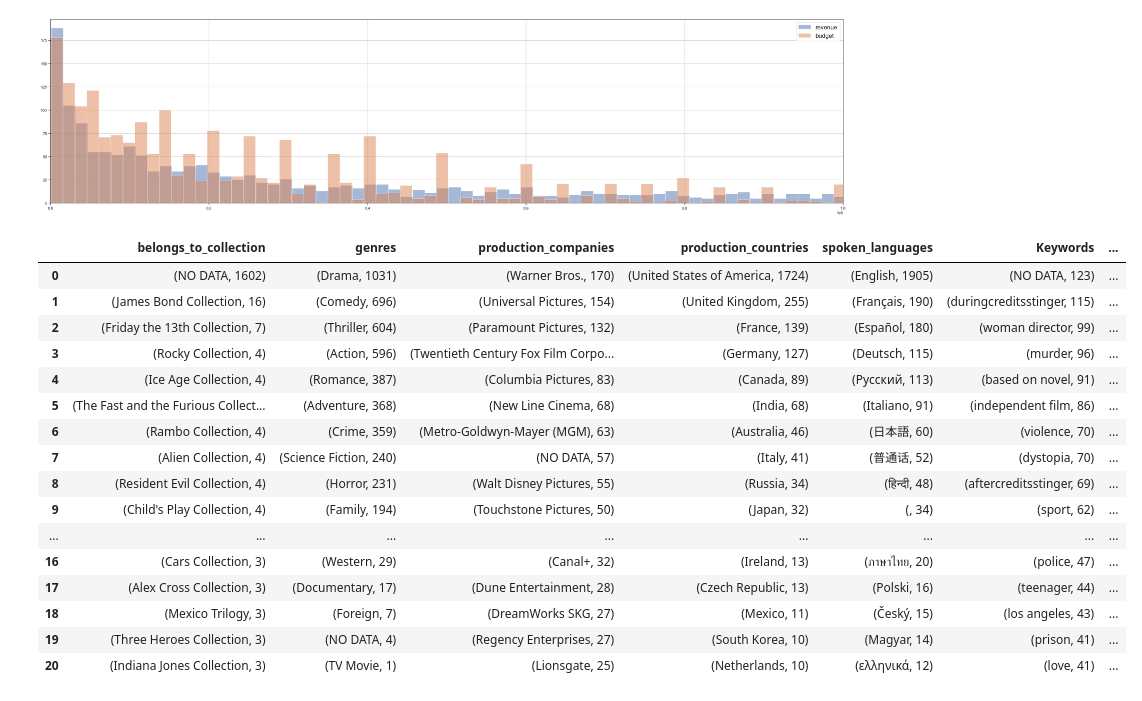
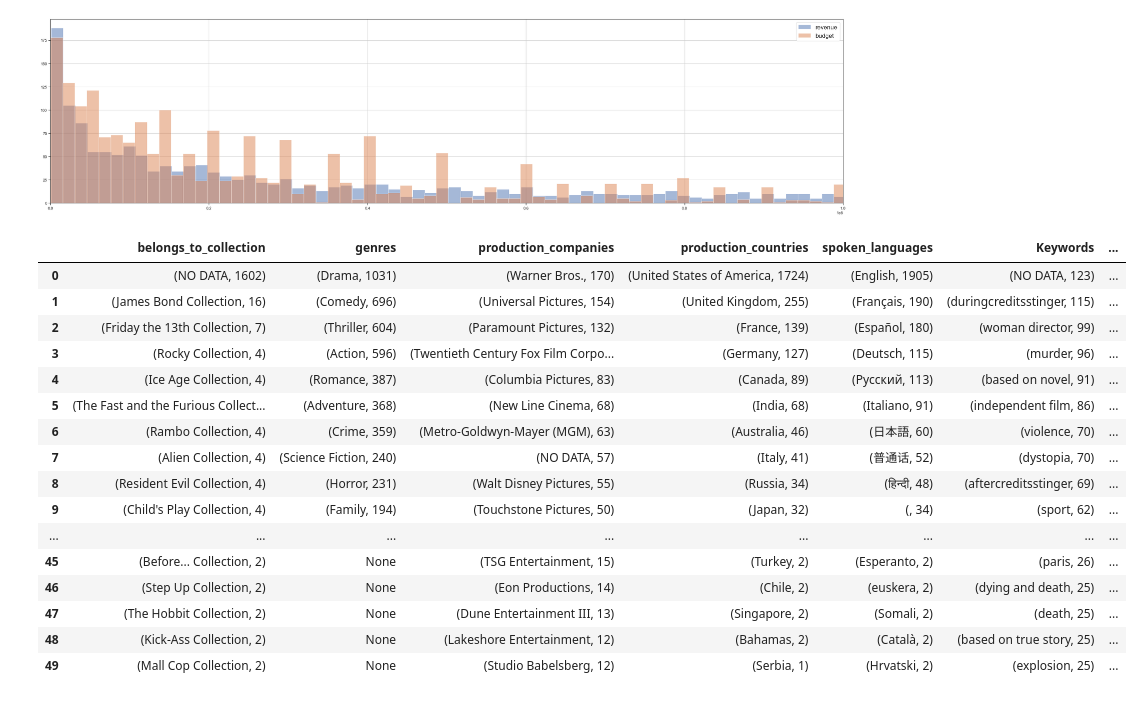
Before and after one commit to robert-myers/tmdb-box-office-prediction, a Jupyter notebook: Untitled.ipynb, the cells around one changed output. Drawn from its saved outputs; the diff is of its cells as text; code cells hidden in the pictures.

```diff
--- a/Untitled.ipynb
+++ b/Untitled.ipynb
@@ -70,6 +71,10 @@ train_df = train_df[(train_df["budget"] >= 15_000) & (train_df["revenue"] >= 100
 # %%
 train_df["roi"] = train_df["revenue"] / train_df["budget"]
 train_df["adjusted_roi"] = train_df["revenue"] / (train_df["budget"] * 2)
+
+train_df["release_year"] = train_df["release_date"].map(lambda x: x.year)
+train_df["release_month"] = train_df["release_date"].map(lambda x: x.month)
+train_df["release_day"] = train_df["release_date"].map(lambda x: x.day)
 # %% [markdown]
 # DESCRIBE
 # %%
@@ -147,32 +152,32 @@ plt.tight_layout()
 # %%
 def count_dict_items(df, dct_columns):
     top_counts = []
     for column in dct_columns:
         top_count = Counter(chain(*df[column].apply(lambda row: [dct["name"] for dct in row] if row else ["NO DATA"]))).most_common()
         top_counts.append(top_count)
     return top_counts
 
 top_counts = count_dict_items(train_df, dictionary_columns)
 
 top_counts_df = pd.DataFrame(top_counts, index=dictionary_columns).T
-top_counts_df.head(21)
+top_counts_df.head(50)
 # top_counts_df["production_companies"].dropna().head(10)
 # %% [output]
 |  | belongs_to_collection | genres | production_companies | production_countries | spoken_languages | Keywords | ... |
 | 0 | (NO DATA, 1602) | (Drama, 1031) | (Warner Bros., 170) | (United States of America, 1724) | (English, 1905) | (NO DATA, 123) | ... |
 | 1 | (James Bond Collection, 16) | (Comedy, 696) | (Universal Pictures, 154) | (United Kingdom, 255) | (Français, 190) | (duringcreditsstinger, 115) | ... |
 | 2 | (Friday the 13th Collection, 7) | (Thriller, 604) | (Paramount Pictures, 132) | (France, 139) | (Español, 180) | (woman director, 99) | ... |
 | 3 | (Rocky Collection, 4) | (Action, 596) | (Twentieth Century Fox Film Corpo... | (Germany, 127) | (Deutsch, 115) | (murder, 96) | ... |
 | 4 | (Ice Age Collection, 4) | (Romance, 387) | (Columbia Pictures, 83) | (Canada, 89) | (Pусский, 113) | (based on novel, 91) | ... |
 | 5 | (The Fast and the Furious Collect... | (Adventure, 368) | (New Line Cinema, 68) | (India, 68) | (Italiano, 91) | (independent film, 86) | ... |
 | 6 | (Rambo Collection, 4) | (Crime, 359) | (Metro-Goldwyn-Mayer (MGM), 63) | (Australia, 46) | (日本語, 60) | (violence, 70) | ... |
 | 7 | (Alien Collection, 4) | (Science Fiction, 240) | (NO DATA, 57) | (Italy, 41) | (普通话, 52) | (dystopia, 70) | ... |
 | 8 | (Resident Evil Collection, 4) | (Horror, 231) | (Walt Disney Pictures, 55) | (Russia, 34) | (हिन्दी, 48) | (aftercreditsstinger, 69) | ... |
 | 9 | (Child's Play Collection, 4) | (Family, 194) | (Touchstone Pictures, 50) | (Japan, 32) | (, 34) | (sport, 62) | ... |
 | ... | ... | ... | ... | ... | ... | ... | ... |
-| 16 | (Cars Collection, 3) | (Western, 29) | (Canal+, 32) | (Ireland, 13) | (ภาษาไทย, 20) | (police, 47) | ... |
-| 17 | (Alex Cross Collection, 3) | (Documentary, 17) | (Dune Entertainment, 28) | (Czech Republic, 13) | (Polski, 16) | (teenager, 44) | ... |
-| 18 | (Mexico Trilogy, 3) | (Foreign, 7) | (DreamWorks SKG, 27) | (Mexico, 11) | (Český, 15) | (los angeles, 43) | ... |
-| 19 | (Three Heroes Collection, 3) | (NO DATA, 4) | (Regency Enterprises, 27) | (South Korea, 10) | (Magyar, 14) | (prison, 41) | ... |
-| 20 | (Indiana Jones Collection, 3) | (TV Movie, 1) | (Lionsgate, 25) | (Netherlands, 10) | (ελληνικά, 12) | (love, 41) | ... |
+| 45 | (Before... Collection, 2) | None | (TSG Entertainment, 15) | (Turkey, 2) | (Esperanto, 2) | (paris, 26) | ... |
+| 46 | (Step Up Collection, 2) | None | (Eon Productions, 14) | (Chile, 2) | (euskera, 2) | (dying and death, 25) | ... |
+| 47 | (The Hobbit Collection, 2) | None | (Dune Entertainment III, 13) | (Singapore, 2) | (Somali, 2) | (death, 25) | ... |
+| 48 | (Kick-Ass Collection, 2) | None | (Lakeshore Entertainment, 12) | (Bahamas, 2) | (Català, 2) | (based on true story, 25) | ... |
+| 49 | (Mall Cop Collection, 2) | None | (Studio Babelsberg, 12) | (Serbia, 1) | (Hrvatski, 2) | (explosion, 25) | ... |
 # %%
```
Also changed, not shown: parts of 15 cells of this notebook.
